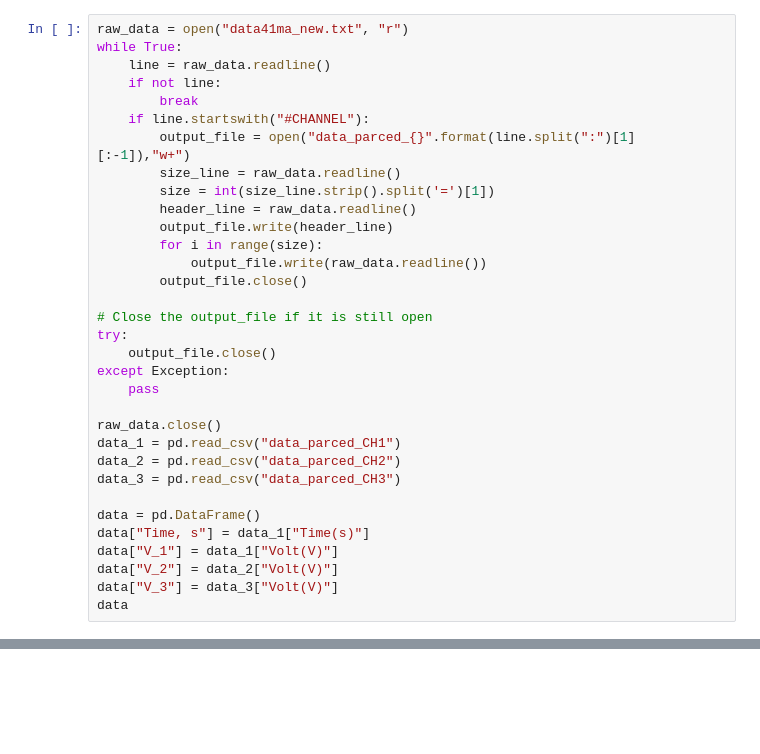
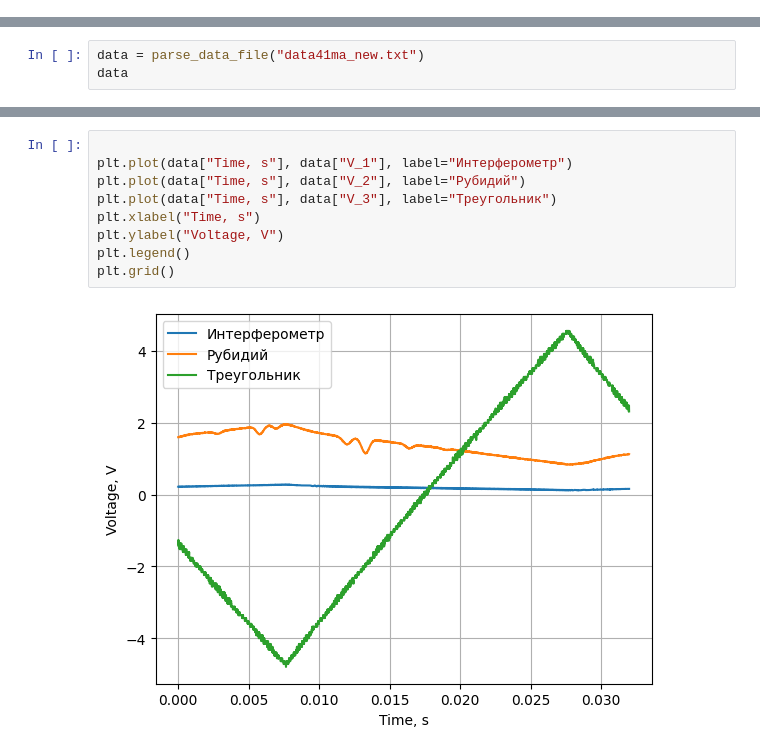
Before and after one commit to RedBrean/term2, a Jupyter notebook: term5/labs/rb/rb.ipynb, the cells around one changed output, grey strips where cells are left out. Drawn from its saved outputs; the diff is of its cells as text; blank space fills up the shorter version.

```diff
--- a/term5/labs/rb/rb.ipynb
+++ b/term5/labs/rb/rb.ipynb
@@ -350,33 +0,0 @@ def tg_ddata(angle):
-# %%
-raw_data = open("data41ma_new.txt", "r")
-while True:
-    line = raw_data.readline()
-    if not line:
-        break
-    if line.startswith("#CHANNEL"):
-        output_file = open("data_parced_{}".format(line.split(":")[1][:-1]),"w+")
-        size_line = raw_data.readline()
-        size = int(size_line.strip().split('=')[1])
-        header_line = raw_data.readline()
-        output_file.write(header_line)
-        for i in range(size):
-            output_file.write(raw_data.readline())
-        output_file.close()
-
-# Close the output_file if it is still open
-try:
-    output_file.close()
-except Exception:
-    pass
-
-raw_data.close()
-data_1 = pd.read_csv("data_parced_CH1")
-data_2 = pd.read_csv("data_parced_CH2")
-data_3 = pd.read_csv("data_parced_CH3")
-
-data = pd.DataFrame()
-data["Time, s"] = data_1["Time(s)"]
-data["V_1"] = data_1["Volt(V)"]
-data["V_2"] = data_2["Volt(V)"]
-data["V_3"] = data_3["Volt(V)"]
-data
@@ -416,0 +55,3 @@ See the caveats in the documentation: https://pandas.pydata.org/pandas-docs/stab
+# %%
+data = parse_data_file("data41ma_new.txt")
+data
@@ -416,0 +72,11 @@ See the caveats in the documentation: https://pandas.pydata.org/pandas-docs/stab
+# %%
+
+plt.plot(data["Time, s"], data["V_1"], label="Интерферометр")
+plt.plot(data["Time, s"], data["V_2"], label="Рубидий")
+plt.plot(data["Time, s"], data["V_3"], label="Треугольник")
+plt.xlabel("Time, s")
+plt.ylabel("Voltage, V")
+plt.legend()
+plt.grid()
+# %% [output]
+[figure, added]
```
Also changed, not shown: parts of 10 cells of this notebook, 12 other files.
